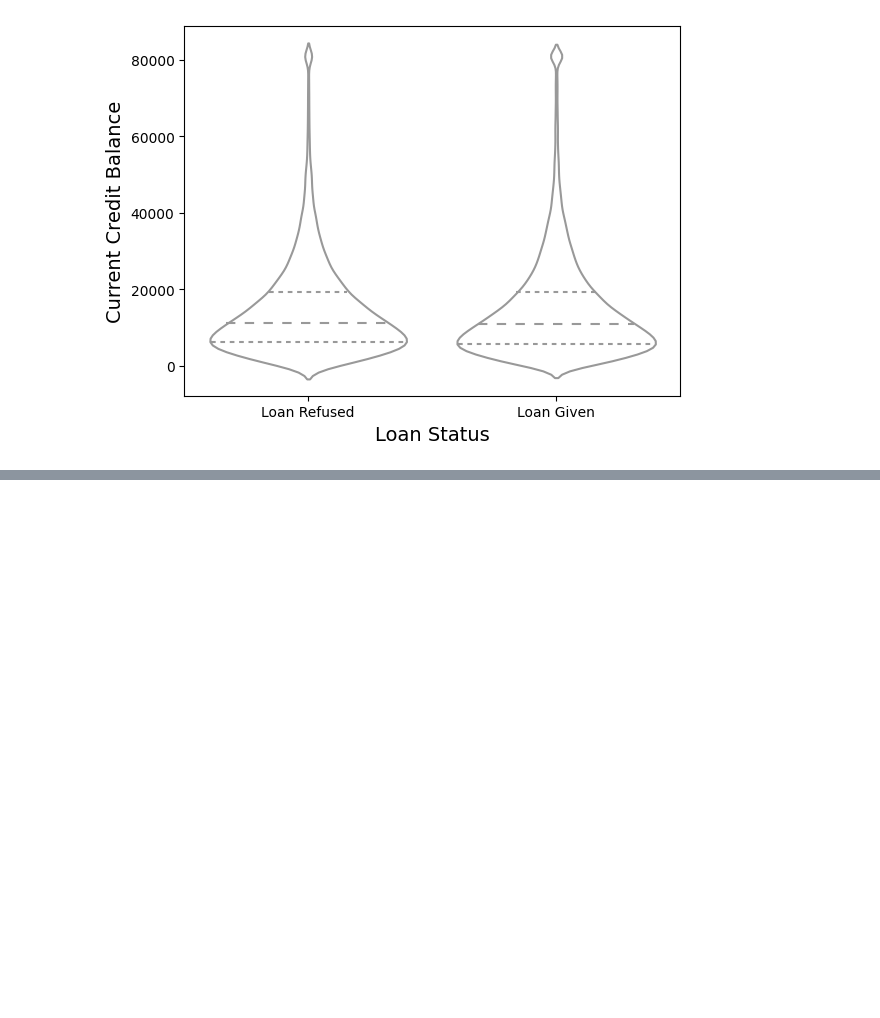
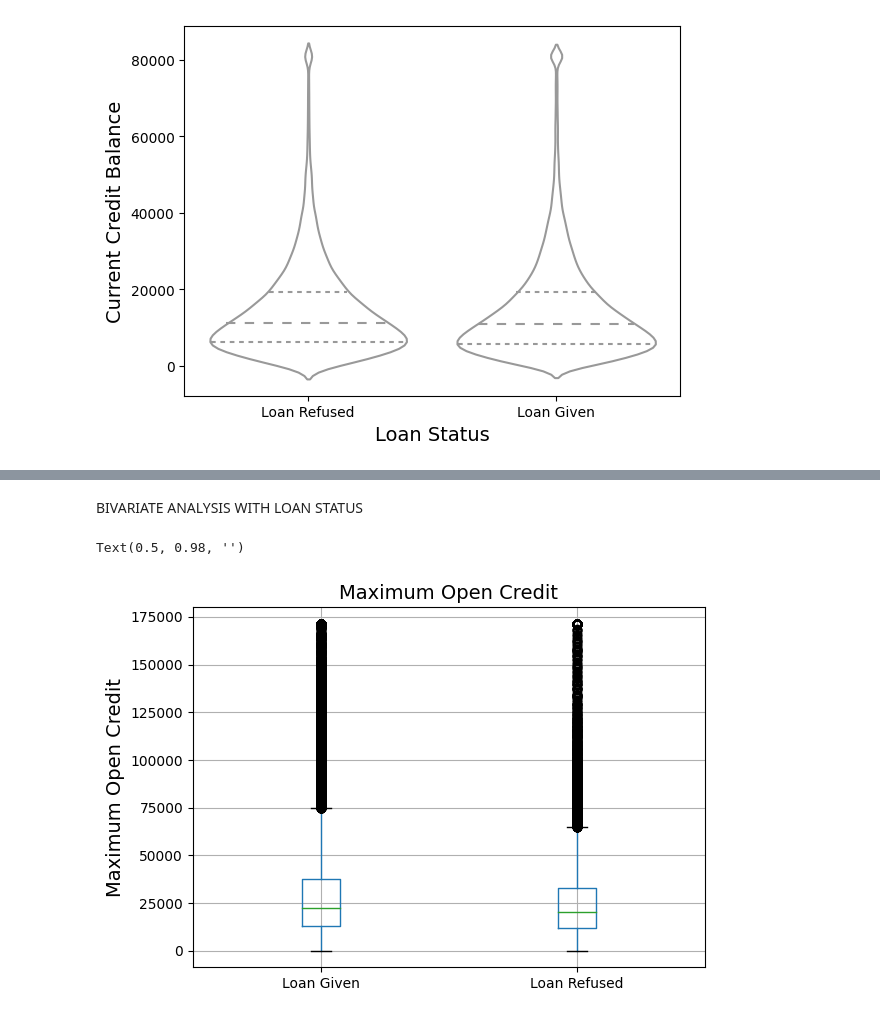
Before and after one commit to RohitDas92/Loan-Approval-Prediction-Project, a Jupyter notebook: loan_approval_prediction.ipynb, the cells around one changed output, grey strips where cells are left out. Cells and saved outputs as stored; diff of their text form; code cells hidden in the pictures; blank space fills up the shorter version.

```diff
--- a/loan_approval_prediction.ipynb
+++ b/loan_approval_prediction.ipynb
@@ -1369,0 +1443,10 @@ plt.show()
+# %% [markdown]
+BIVARIATE ANALYSIS WITH LOAN STATUS
+# %%
+max_credit_loan_staus_boxplot = df_duplicates_removed.boxplot(by='Loan Status', column='Maximum Open Credit')
+max_credit_loan_staus_boxplot.set_xlabel('')
+max_credit_loan_staus_boxplot.set_ylabel('Maximum Open Credit')
+plt.suptitle('')
+# %% [output]
+Text(0.5, 0.98, '')
+[figure, added]
```
Also changed, not shown: parts of 36 cells of this notebook.
